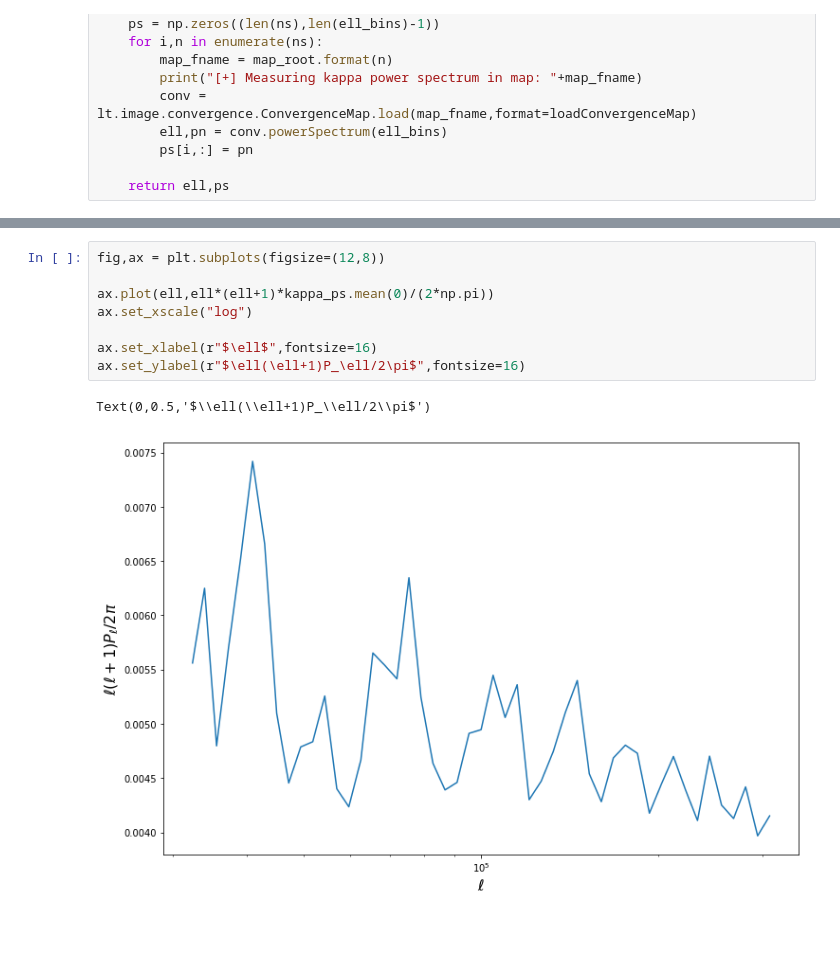
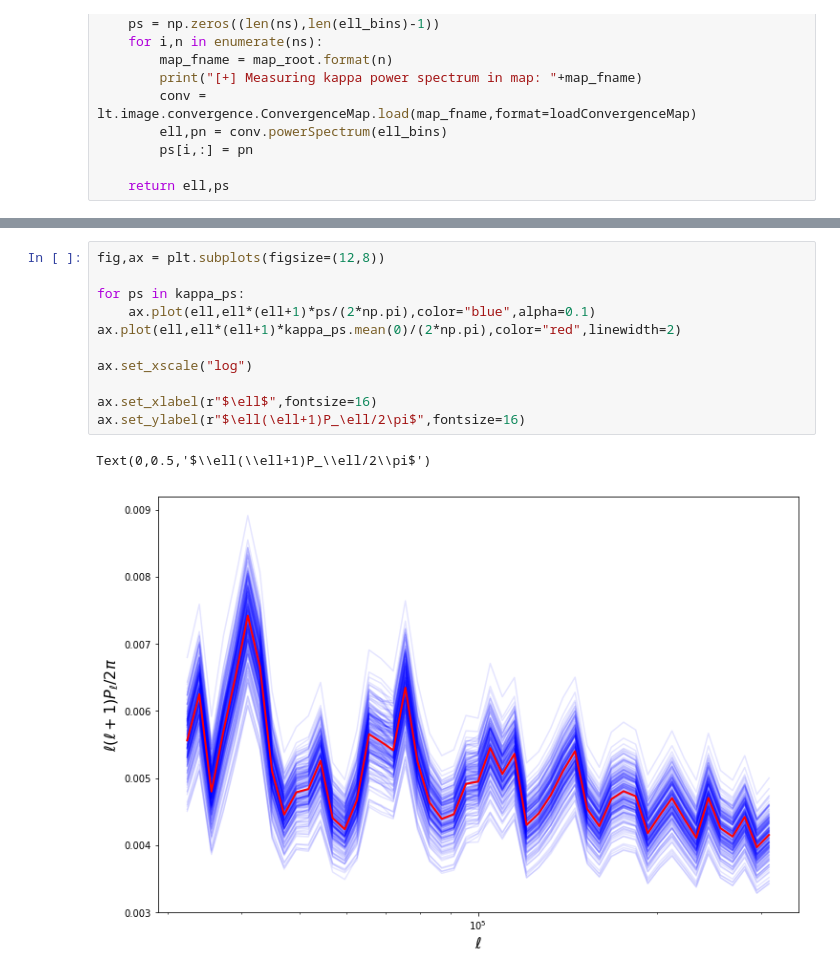
Before and after one commit to apetri/Notebooks, a Jupyter notebook: hlsp_frontier_lensing.ipynb, the cells around one changed output, grey strips where cells are left out. Drawn from its saved outputs; the diff is of its cells as text; blank space fills up the shorter version.

```diff
--- a/hlsp_frontier_lensing.ipynb
+++ b/hlsp_frontier_lensing.ipynb
@@ -147,11 +147,14 @@ ell,kappa_ps = measureKappaPowerSpectrum(ell_bins,range(200))
 # %%
 fig,ax = plt.subplots(figsize=(12,8))
 
-ax.plot(ell,ell*(ell+1)*kappa_ps.mean(0)/(2*np.pi))
+for ps in kappa_ps:
+    ax.plot(ell,ell*(ell+1)*ps/(2*np.pi),color="blue",alpha=0.1)
+ax.plot(ell,ell*(ell+1)*kappa_ps.mean(0)/(2*np.pi),color="red",linewidth=2)
+
 ax.set_xscale("log")
 
 ax.set_xlabel(r"$\ell$",fontsize=16)
 ax.set_ylabel(r"$\ell(\ell+1)P_\ell/2\pi$",fontsize=16)
 # %% [output]
 Text(0,0.5,'$\\ell(\\ell+1)P_\\ell/2\\pi$')
-[figure, old version]
+[figure, new version]
```
